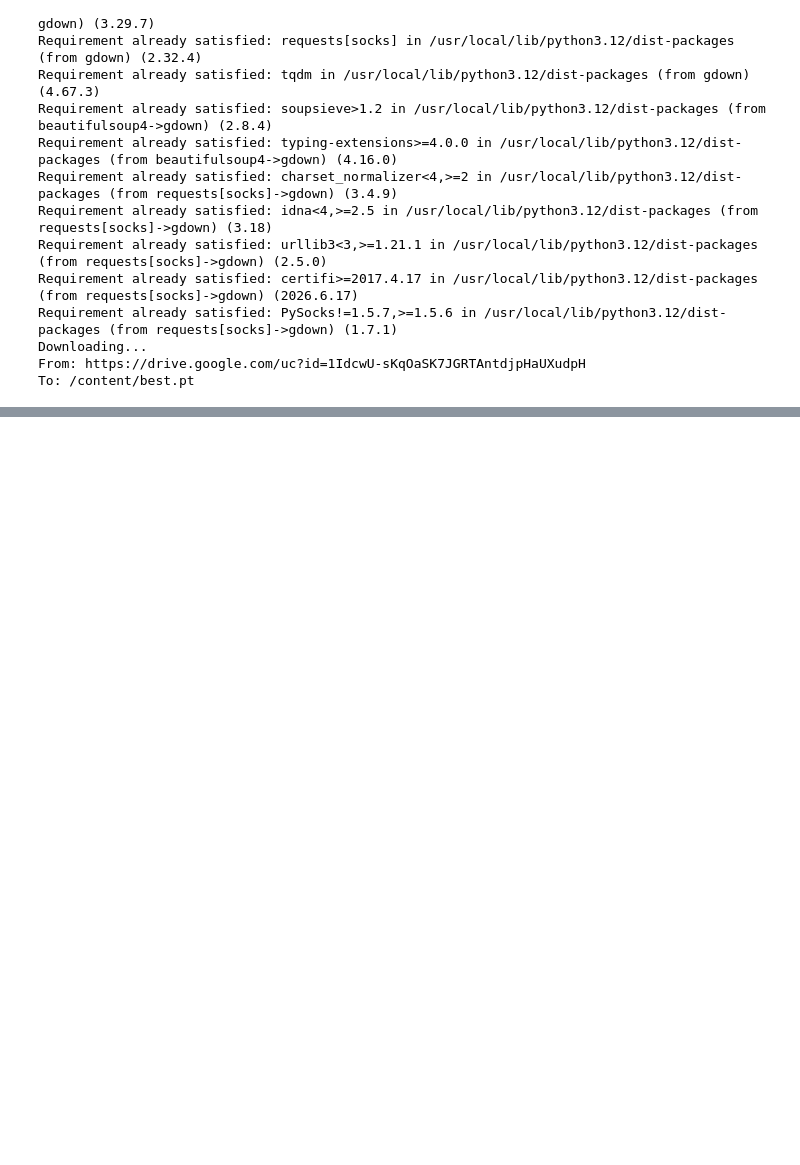
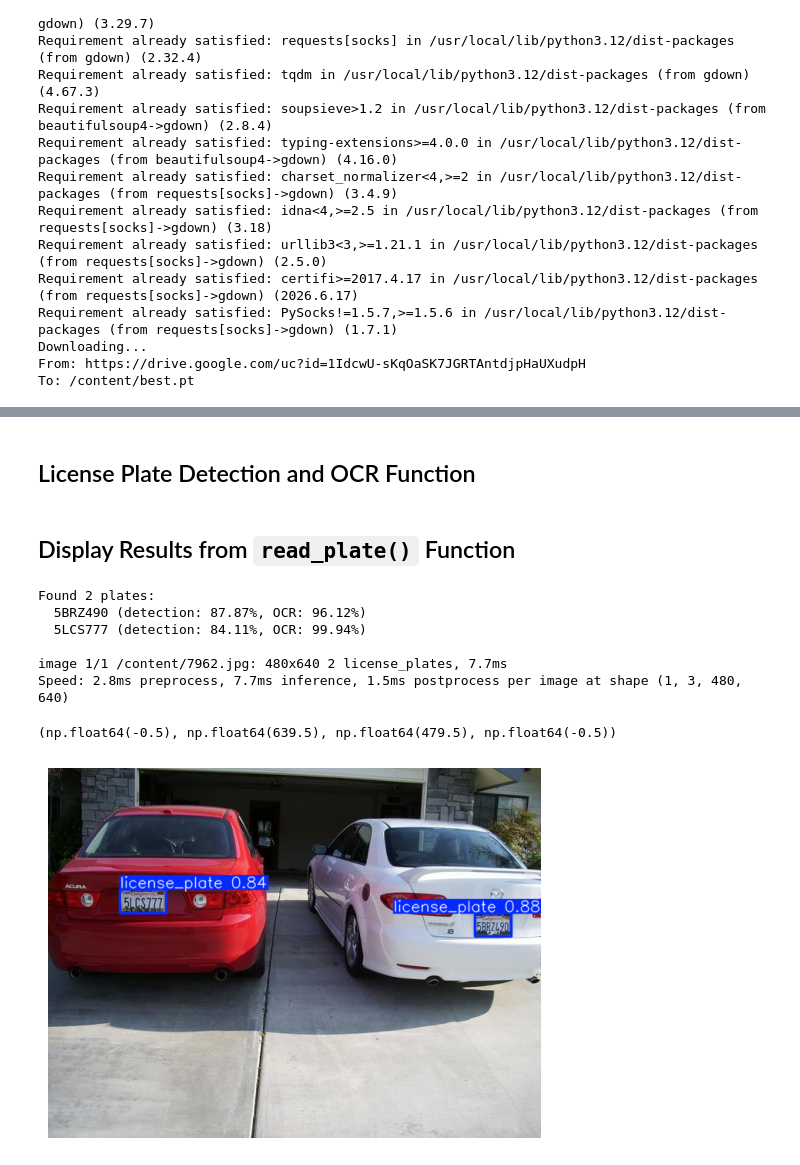
Before and after one commit to pouya-abdoli/computer-vision-projects, a Jupyter notebook: anpr-yolo-paddleocr/anpr_yolo_paddleocr.ipynb, the cells around one changed output, grey strips where cells are left out. Drawn from its saved outputs; the diff is of its cells as text; code cells hidden in the pictures; blank space fills up the shorter version.

```diff
--- a/anpr-yolo-paddleocr/anpr_yolo_paddleocr.ipynb
+++ b/anpr-yolo-paddleocr/anpr_yolo_paddleocr.ipynb
@@ -255,0 +259,2 @@ Plate number: CBN7078 (confidence: 99.93%)
+# %% [markdown]
+## License Plate Detection and OCR Function
@@ -255,0 +306,26 @@ Plate number: CBN7078 (confidence: 99.93%)
+# %% [markdown]
+## Display Results from `read_plate()` Function
+# %%
+# Read and display all license plated from the image
+all_plates = read_plate("/content/7962.jpg")
+
+# Print the number of plates found
+print(f"Found {len(all_plates)} plates:")
+
+# Display each plate with detection and OCR confidence scores
+for plate, det_conf, ocr_conf in all_plates:
+    print(f"  {plate} (detection: {det_conf:.2%}, OCR: {ocr_conf:.2%})")
+
+# Visualize the detected plates with bounding boxes
+results = model.predict("/content/7962.jpg")
+plt.imshow(results[0].plot()[..., ::-1])
+plt.axis("off")
+# %% [output]
+Found 2 plates:
+  5BRZ490 (detection: 87.87%, OCR: 96.12%)
+  5LCS777 (detection: 84.11%, OCR: 99.94%)
+
+image 1/1 /content/7962.jpg: 480x640 2 license_plates, 7.7ms
+Speed: 2.8ms preprocess, 7.7ms inference, 1.5ms postprocess per image at shape (1, 3, 480, 640)
+(np.float64(-0.5), np.float64(639.5), np.float64(479.5), np.float64(-0.5))
+[figure, added]
```
Also changed, not shown: parts of 10 cells of this notebook.
